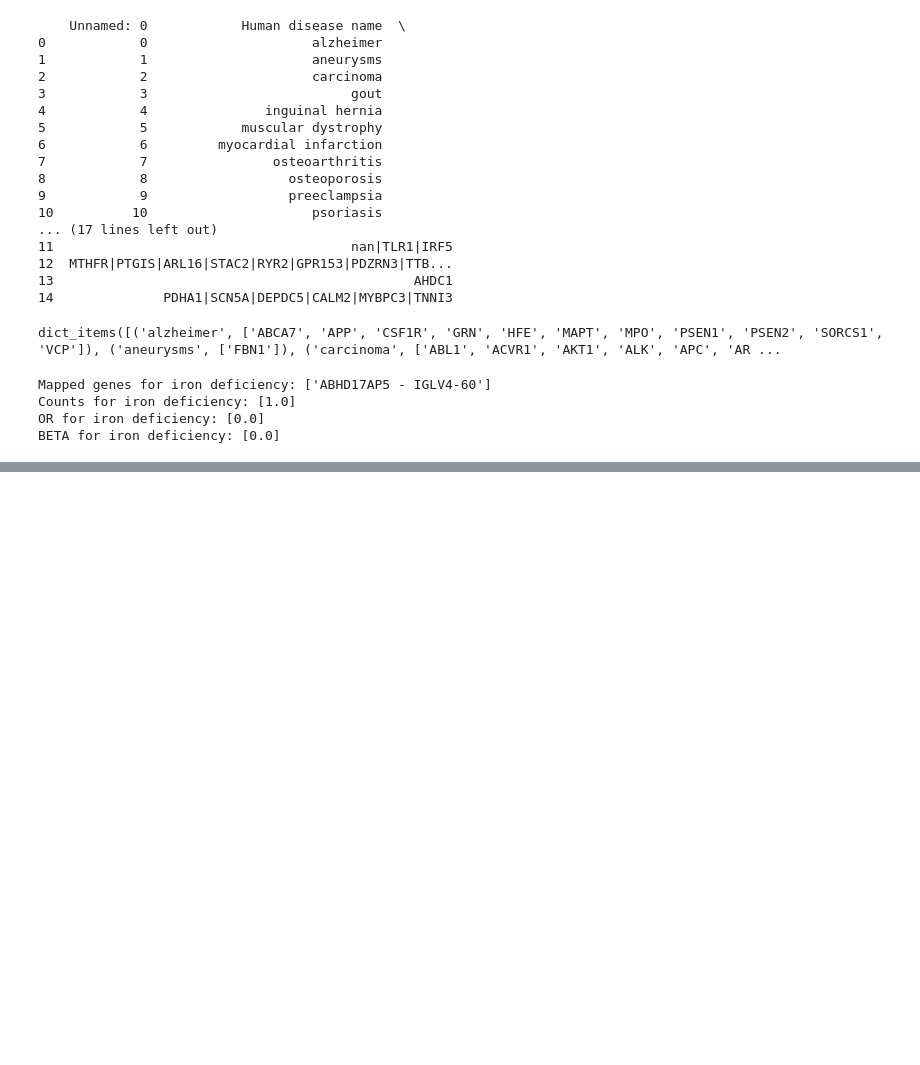
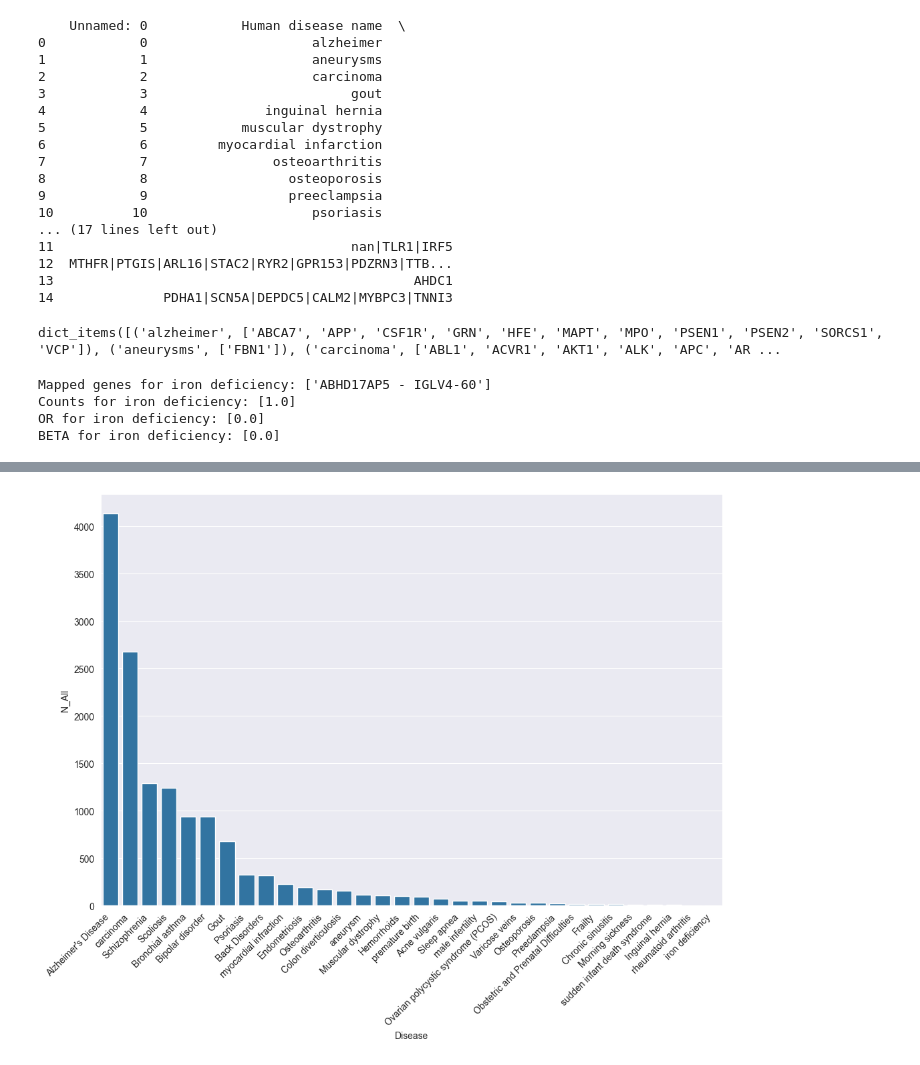
Before and after one commit to GilSasson1/DS_Project_WIS, a Jupyter notebook: merge_genes.ipynb, the cells around one changed output, grey strips where cells are left out. Cells and saved outputs as stored; diff of their text form; code cells hidden in the pictures; blank space fills up the shorter version.

```diff
--- a/merge_genes.ipynb
+++ b/merge_genes.ipynb
@@ -190,0 +215,14 @@ df_wide.to_pickle('joint_gene_list_per_trait.pkl')
+# %%
+# Barplot of the number of genes per trait
+plt.figure(figsize=(12, 8))
+sns.barplot(
+    x='Disease',
+    y='N_All',
+    data=df_wide,
+    order=df_wide.sort_values('N_All', ascending=False)['Disease'],
+)
+plt.savefig("Number of Genes per Trait.png", dpi=300, bbox_inches='tight')
+plt.xticks(rotation=45, ha='right')
+plt.show()
+# %% [output]
+[figure, added]
```
Also changed, not shown: parts of 2 cells of this notebook, 3 other files.
